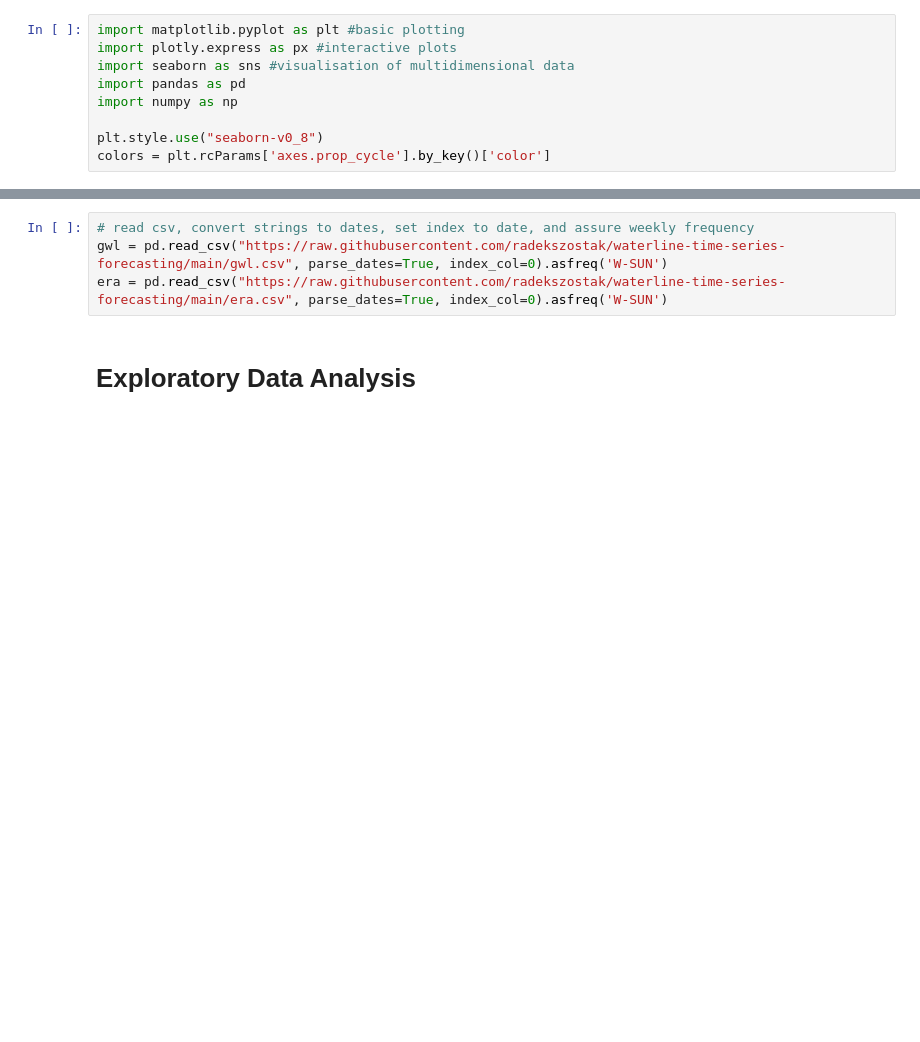
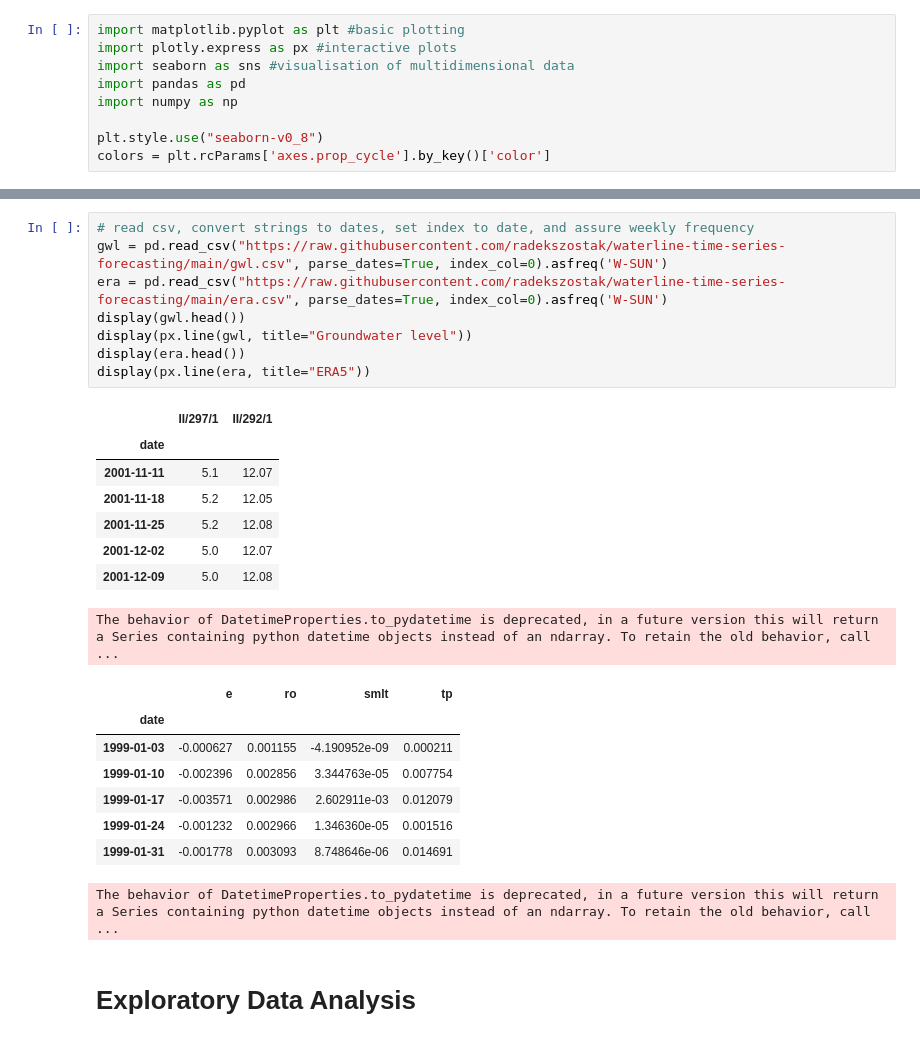
Before and after one commit to radekszostak/waterline-time-series-forecasting, a Jupyter notebook: forecasting.ipynb, the cells around one changed output, grey strips where cells are left out. Drawn from its saved outputs; the diff is of its cells as text; blank space fills up the shorter version.

```diff
--- a/forecasting.ipynb
+++ b/forecasting.ipynb
@@ -13,6 +21,27 @@ Real data of groundwater levels for two measurement stations acquired weekly.
 # %%
 # read csv, convert strings to dates, set index to date, and assure weekly frequency
 gwl = pd.read_csv("https://raw.githubusercontent.com/radekszostak/waterline-time-series-forecasting/main/gwl.csv", parse_dates=True, index_col=0).asfreq('W-SUN')
 era = pd.read_csv("https://raw.githubusercontent.com/radekszostak/waterline-time-series-forecasting/main/era.csv", parse_dates=True, index_col=0).asfreq('W-SUN')
+display(gwl.head())
+display(px.line(gwl, title="Groundwater level"))
+display(era.head())
+display(px.line(era, title="ERA5"))
+# %% [output]
+|  | II/297/1 | II/292/1 |
+| date |  |  |
+| 2001-11-11 | 5.1 | 12.07 |
+| 2001-11-18 | 5.2 | 12.05 |
+| 2001-11-25 | 5.2 | 12.08 |
+| 2001-12-02 | 5.0 | 12.07 |
+| 2001-12-09 | 5.0 | 12.08 |
+The behavior of DatetimeProperties.to_pydatetime is deprecated, in a future version this will return a Series containing python datetime objects instead of an ndarray. To retain the old behavior, call ...
+|  | e | ro | smlt | tp |
+| date |  |  |  |  |
+| 1999-01-03 | -0.000627 | 0.001155 | -4.190952e-09 | 0.000211 |
+| 1999-01-10 | -0.002396 | 0.002856 | 3.344763e-05 | 0.007754 |
+| 1999-01-17 | -0.003571 | 0.002986 | 2.602911e-03 | 0.012079 |
+| 1999-01-24 | -0.001232 | 0.002966 | 1.346360e-05 | 0.001516 |
+| 1999-01-31 | -0.001778 | 0.003093 | 8.748646e-06 | 0.014691 |
+The behavior of DatetimeProperties.to_pydatetime is deprecated, in a future version this will return a Series containing python datetime objects instead of an ndarray. To retain the old behavior, call ...
 # %% [markdown]
 # Exploratory Data Analysis
```
Also changed, not shown: parts of 6 cells of this notebook.
